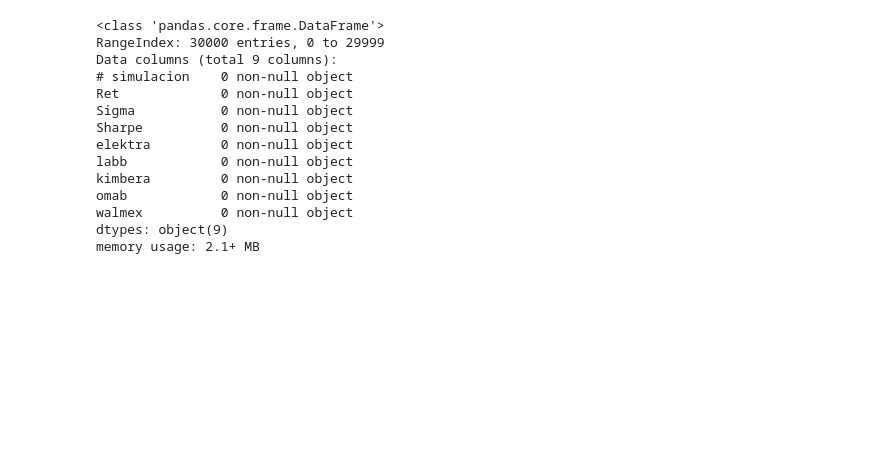
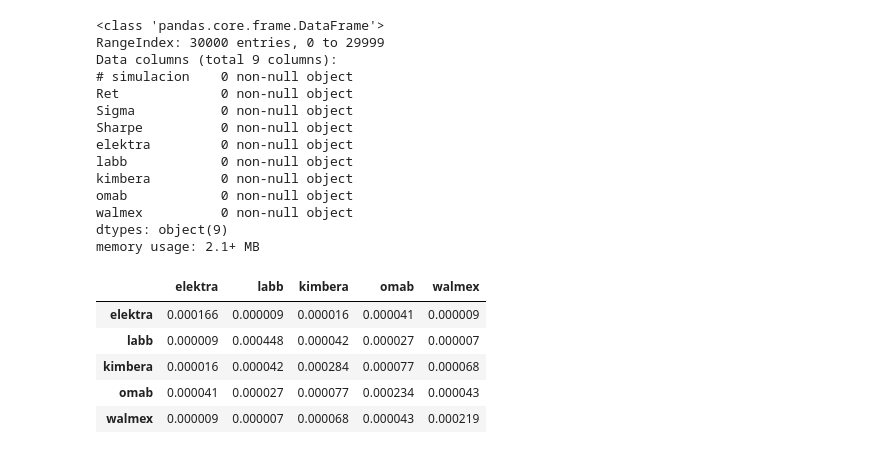
Before and after one commit to carlosdeoncedos/analisisideinversion19, a Jupyter notebook: 12.0PortafolioSimulacionMonteCarlo.ipynb, the cells around one changed output. Cells and saved outputs as stored; diff of their text form; code cells hidden in the pictures; blank space fills up the shorter version.

```diff
--- a/12.0PortafolioSimulacionMonteCarlo.ipynb
+++ b/12.0PortafolioSimulacionMonteCarlo.ipynb
@@ -239,0 +238,10 @@ matriz_cov_port = re
+# %%
+matriz_cov_port = df_retornos[nombre_acciones].cov()
+matriz_cov_port
+# %% [output]
+|  | elektra | labb | kimbera | omab | walmex |
+| elektra | 0.000166 | 0.000009 | 0.000016 | 0.000041 | 0.000009 |
+| labb | 0.000009 | 0.000448 | 0.000042 | 0.000027 | 0.000007 |
+| kimbera | 0.000016 | 0.000042 | 0.000284 | 0.000077 | 0.000068 |
+| omab | 0.000041 | 0.000027 | 0.000077 | 0.000234 | 0.000043 |
+| walmex | 0.000009 | 0.000007 | 0.000068 | 0.000043 | 0.000219 |
```
Also changed, not shown: parts of 3 cells of this notebook.
